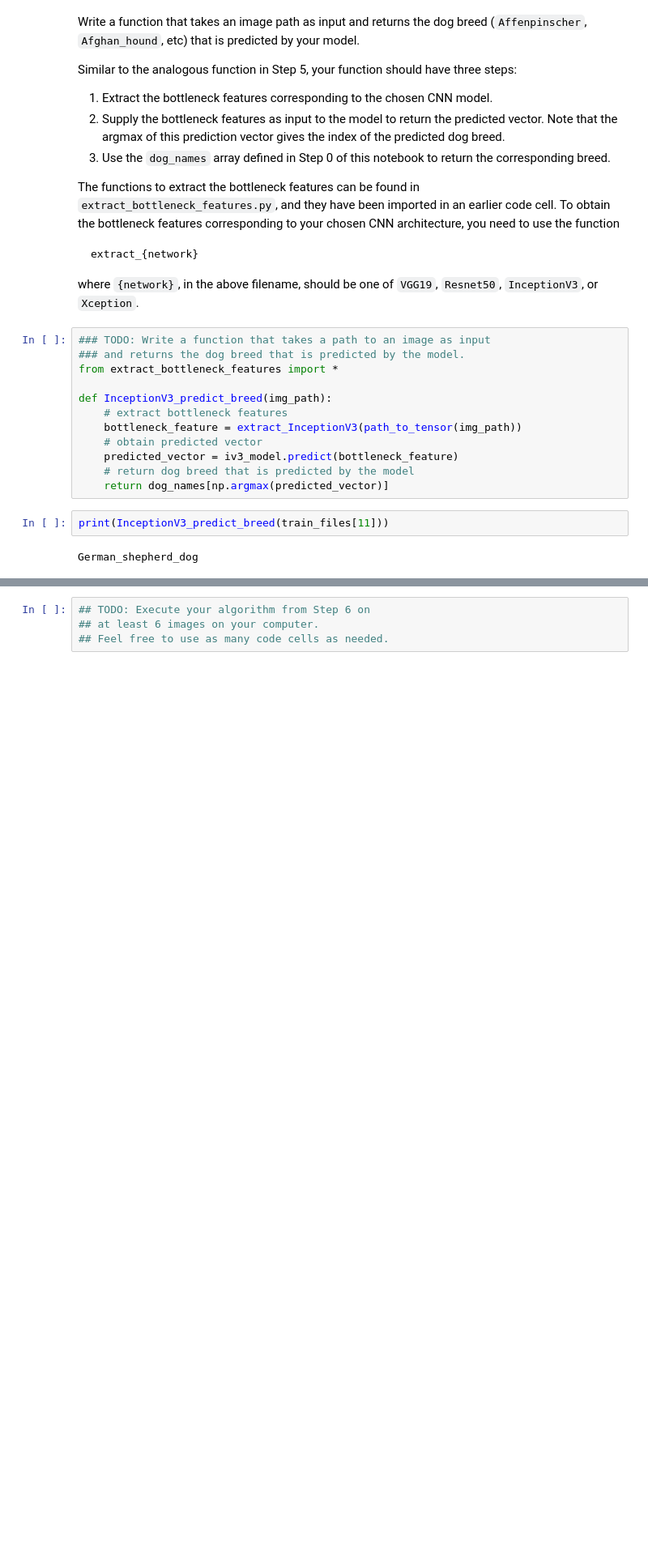
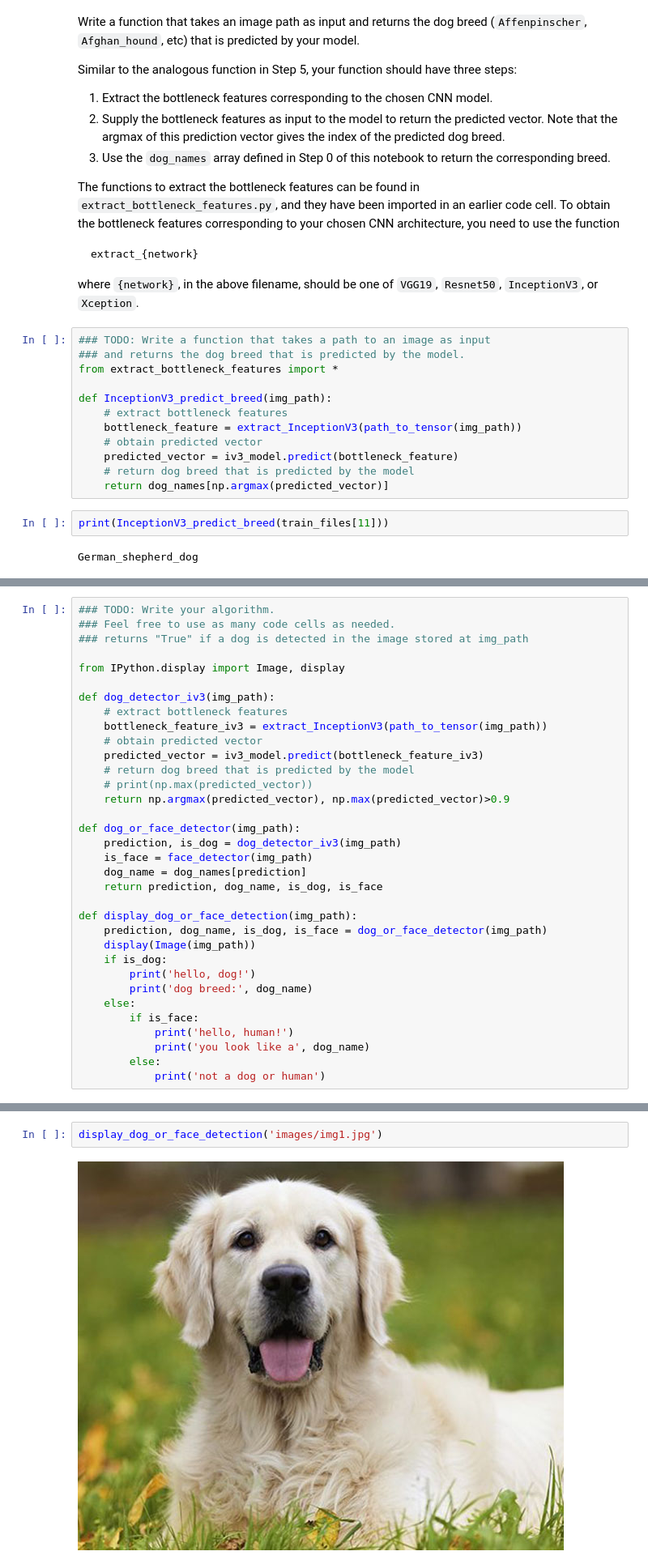
Before and after one commit to lajos/dog-project, a Jupyter notebook: dog_app.ipynb, the cells around one changed output, grey strips where cells are left out. Shown at 81% size. Saved outputs shown, nothing was run; the diff lists cells and outputs as text; blank space fills up the shorter version.

```diff
--- a/dog_app.ipynb
+++ b/dog_app.ipynb
@@ -801,3 +792,37 @@ def dog_or_human_detector(img_path):
+# %%
+### TODO: Write your algorithm.
+### Feel free to use as many code cells as needed.
+### returns "True" if a dog is detected in the image stored at img_path
+
+from IPython.display import Image, display
+
+def dog_detector_iv3(img_path):
+    # extract bottleneck features
+    bottleneck_feature_iv3 = extract_InceptionV3(path_to_tensor(img_path))
+    # obtain predicted vector
+    predicted_vector = iv3_model.predict(bottleneck_feature_iv3)
+    # return dog breed that is predicted by the model
+    # print(np.max(predicted_vector))
+    return np.argmax(predicted_vector), np.max(predicted_vector)>0.9
+
+def dog_or_face_detector(img_path):
+    prediction, is_dog = dog_detector_iv3(img_path)
+    is_face = face_detector(img_path)
+    dog_name = dog_names[prediction]
+    return prediction, dog_name, is_dog, is_face
+
+def display_dog_or_face_detection(img_path):
+    prediction, dog_name, is_dog, is_face = dog_or_face_detector(img_path)
+    display(Image(img_path))
+    if is_dog:
+        print('hello, dog!')
+        print('dog breed:', dog_name)
+    else:
+        if is_face:
+            print('hello, human!')
+            print('you look like a', dog_name)
+        else:
+            print('not a dog or human')
 # %% [markdown]
 ---
 <a id='step7'></a>
@@ -815,4 +843,4 @@ __Answer:__
-# %%
-## TODO: Execute your algorithm from Step 6 on
-## at least 6 images on your computer.
-## Feel free to use as many code cells as needed.
+# %%
+display_dog_or_face_detection('images/img1.jpg')
+# %% [output]
+[figure, added]
```
Also changed, not shown: parts of 11 cells of this notebook, 6 other files.
